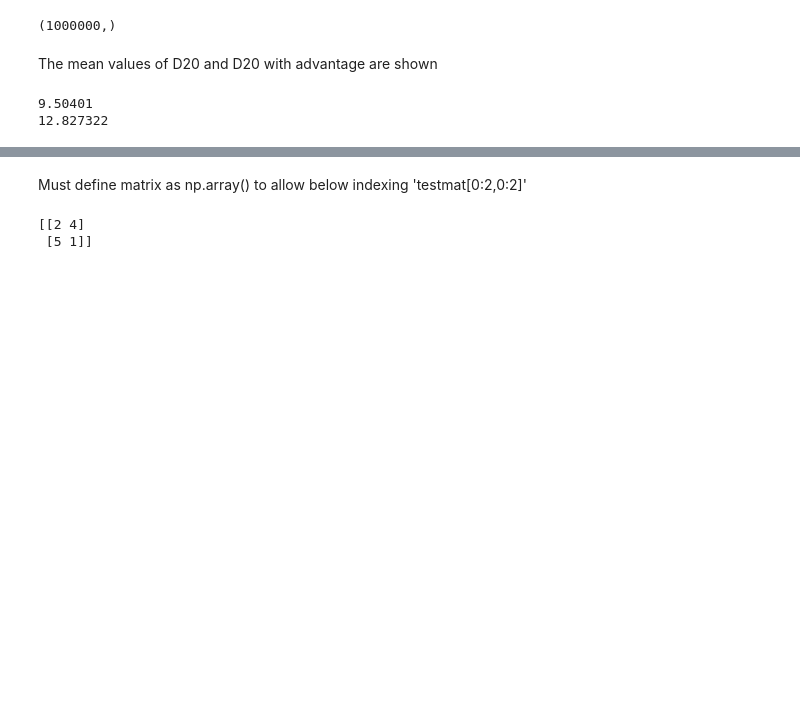
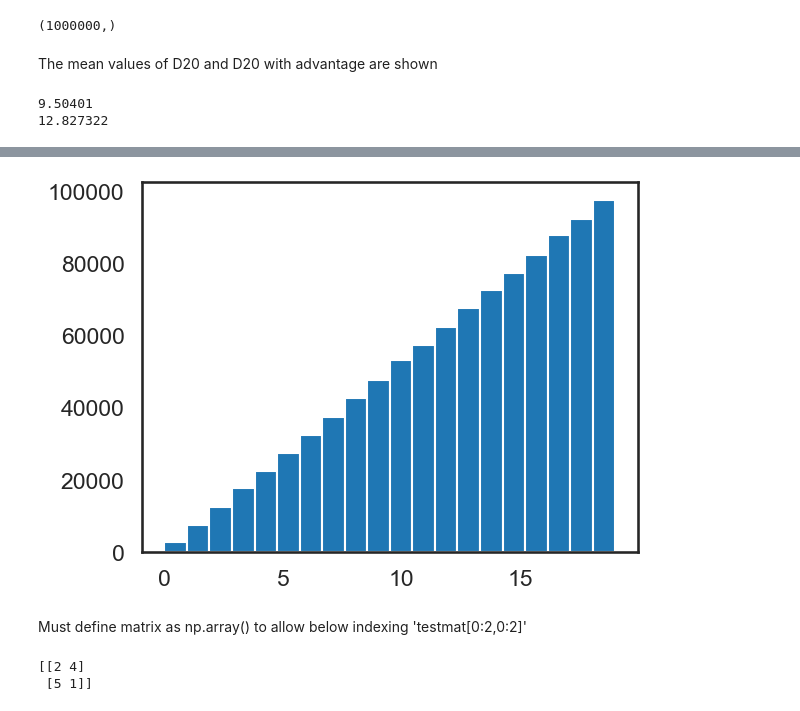
Before and after one commit to SeanMcQuade/python_np_pd_mlt_refresher, a Jupyter notebook: advantageAnalysis.ipynb, the cells around one changed output, grey strips where cells are left out. Cells and saved outputs as stored; diff of their text form; code cells hidden in the pictures; blank space fills up the shorter version.

```diff
--- a/advantageAnalysis.ipynb
+++ b/advantageAnalysis.ipynb
@@ -55,3 +80,8 @@ NameError: name 'ax' is not defined
+# %%
+plt.hist(D20_withAdvantage, bins=20)
+plt.show()
+# %% [output]
+[figure, added]
 # %% [markdown]
 Must define matrix as np.array() to allow below indexing 'testmat[0:2,0:2]'
 # %%
```
Also changed, not shown: parts of 5 cells of this notebook.
